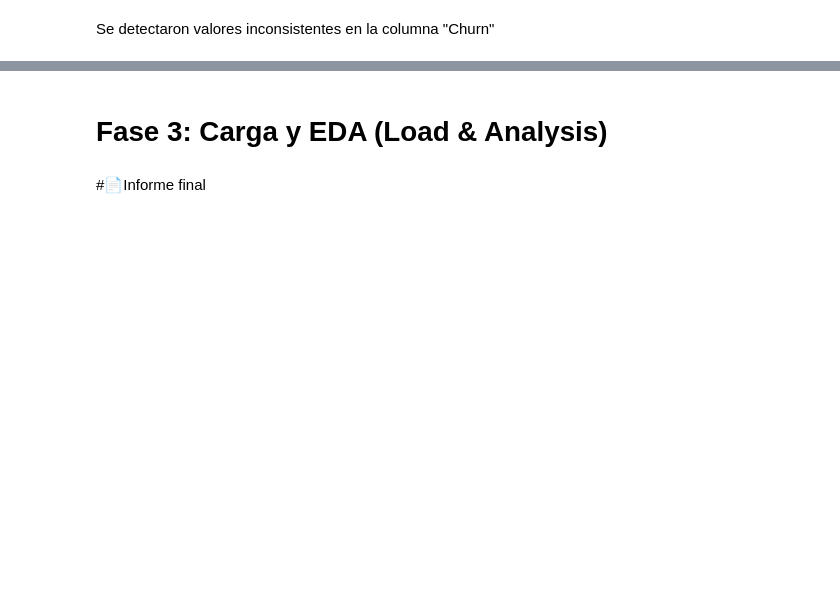
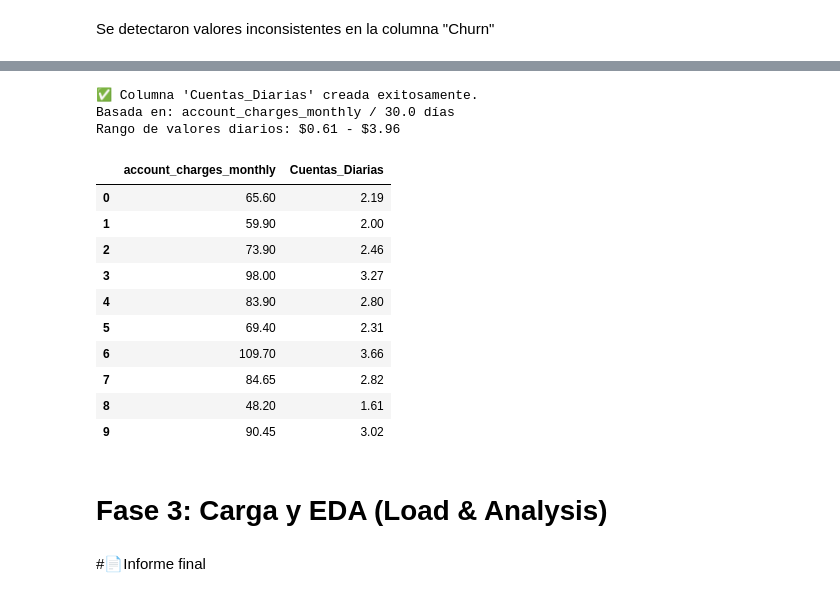
Before and after one commit to marianoInsa/ONE-TelecomX, a Jupyter notebook: Challenge-TelecomX.ipynb, the cells around one changed output, grey strips where cells are left out. Drawn from its saved outputs; the diff is of its cells as text; code cells hidden in the pictures; blank space fills up the shorter version.

```diff
--- a/Challenge-TelecomX.ipynb
+++ b/Challenge-TelecomX.ipynb
@@ -465,3 +595,60 @@ Se detectaron valores inconsistentes en la columna "Churn"
+# %%
+def crear_columna_cuentas_diarias(df: pd.DataFrame, monthly_column: str, new_column: str = 'Cuentas_Diarias', days_per_month: float = 30.0) -> pd.DataFrame:
+    """
+    Calcula el valor diario a partir de la facturación mensual.
+    """
+    try:
+        if df is None:
+            print(f"❌ Error: El DataFrame de entrada es None.")
+            return None
+
+        if monthly_column not in df.columns:
+            print(f"❌ Error: La columna '{monthly_column}' no existe en el DataFrame.")
+            return None
+
+        df_with_daily = df.copy()
+
+        # calcular facturación diaria
+        df_with_daily[new_column] = df_with_daily[monthly_column] / days_per_month
+
+        # redondear a 2 decimales
+        df_with_daily[new_column] = df_with_daily[new_column].round(2)
+
+        print(f"✅ Columna '{new_column}' creada exitosamente.")
+        print(f"Basada en: {monthly_column} / {days_per_month} días")
+        print(f"Rango de valores diarios: ${df_with_daily[new_column].min():.2f} - ${df_with_daily[new_column].max():.2f}")
+
+        return df_with_daily
+
+    except Exception as e:
+        print(f"❌ Error al crear columna de cuentas diarias: {e}")
+        return None
+# %%
+transformed_df = crear_columna_cuentas_diarias(
+    df=transformed_df,
+    monthly_column='account_charges_monthly',
+    new_column='Cuentas_Diarias',
+    days_per_month=30.0
+)
+# %% [output]
+✅ Columna 'Cuentas_Diarias' creada exitosamente.
+Basada en: account_charges_monthly / 30.0 días
+Rango de valores diarios: $0.61 - $3.96
+# %%
+# Verificar la nueva columna
+transformed_df[['account_charges_monthly', 'Cuentas_Diarias']].head(10)
+# %% [output]
+|  | account_charges_monthly | Cuentas_Diarias |
+| 0 | 65.60 | 2.19 |
+| 1 | 59.90 | 2.00 |
+| 2 | 73.90 | 2.46 |
+| 3 | 98.00 | 3.27 |
+| 4 | 83.90 | 2.80 |
+| 5 | 69.40 | 2.31 |
+| 6 | 109.70 | 3.66 |
+| 7 | 84.65 | 2.82 |
+| 8 | 48.20 | 1.61 |
+| 9 | 90.45 | 3.02 |
 # %% [markdown]
 # Fase 3: Carga y EDA (Load & Analysis)
 # %% [markdown]
```
Also changed, not shown: parts of 43 cells of this notebook, 1 other file.
